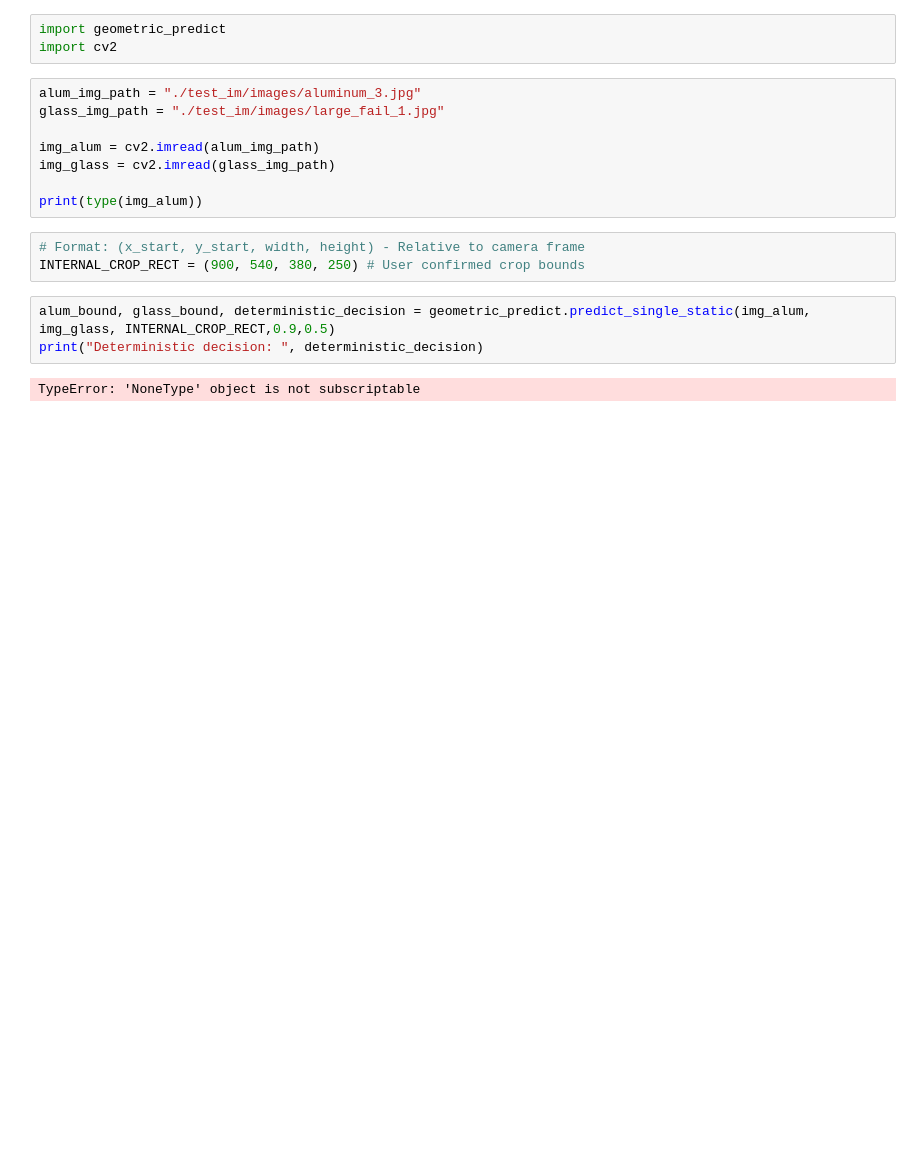
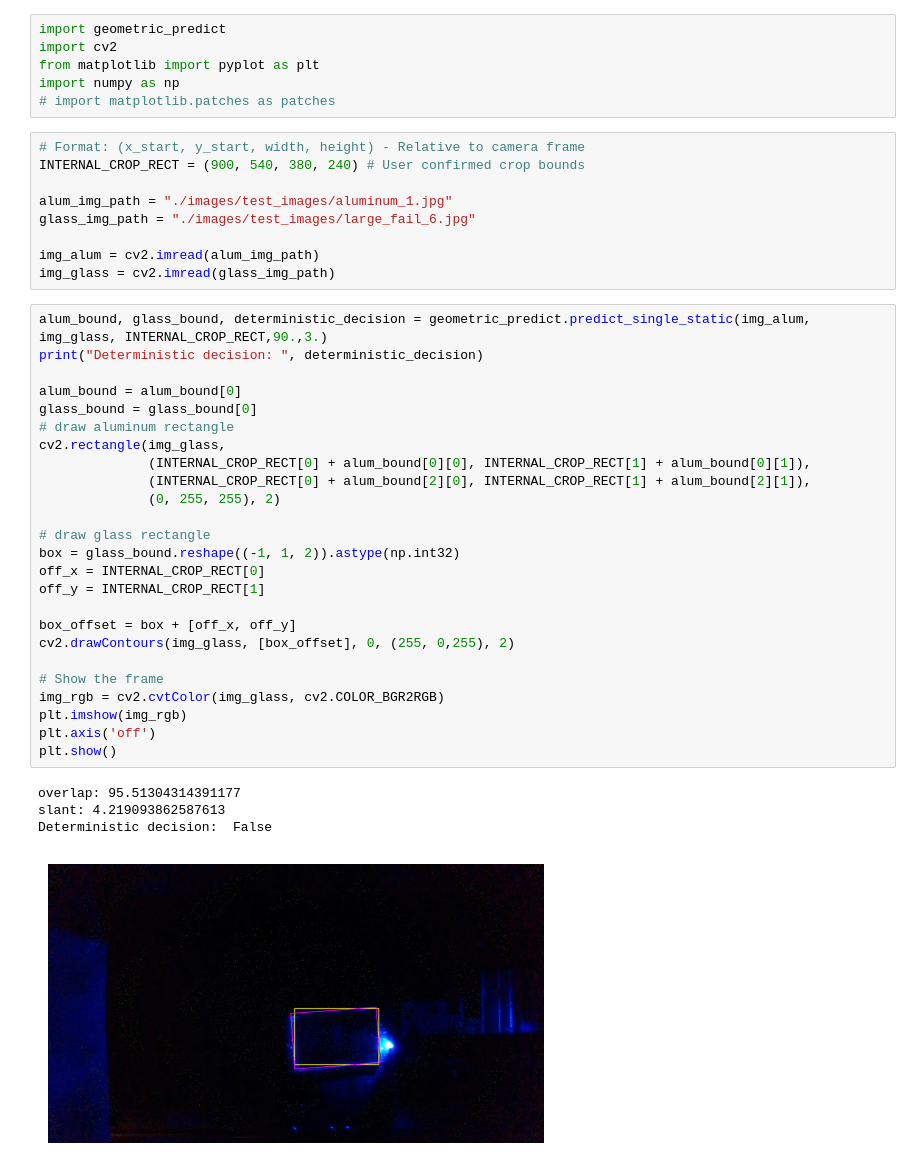
Before and after one commit to PV-Lab/ASHE, a Jupyter notebook: deterministic_pipeline.ipynb, the cells around one changed output. Cells and saved outputs as stored; diff of their text form; blank space fills up the shorter version.

```diff
--- a/deterministic_pipeline.ipynb
+++ b/deterministic_pipeline.ipynb
@@ -1,19 +1,45 @@
 # %%
 import geometric_predict
 import cv2
+from matplotlib import pyplot as plt
+import numpy as np
+# import matplotlib.patches as patches
 # %%
-alum_img_path = "./test_im/images/aluminum_3.jpg"
-glass_img_path = "./test_im/images/large_fail_1.jpg"
+# Format: (x_start, y_start, width, height) - Relative to camera frame
+INTERNAL_CROP_RECT = (900, 540, 380, 240) # User confirmed crop bounds
+
+alum_img_path = "./images/test_images/aluminum_1.jpg"
+glass_img_path = "./images/test_images/large_fail_6.jpg"
 
 img_alum = cv2.imread(alum_img_path)
 img_glass = cv2.imread(glass_img_path)
-
-print(type(img_alum))
-# %%
-# Format: (x_start, y_start, width, height) - Relative to camera frame
-INTERNAL_CROP_RECT = (900, 540, 380, 250) # User confirmed crop bounds
 # %%
-alum_bound, glass_bound, deterministic_decision = geometric_predict.predict_single_static(img_alum, img_glass, INTERNAL_CROP_RECT,0.9,0.5)
+alum_bound, glass_bound, deterministic_decision = geometric_predict.predict_single_static(img_alum, img_glass, INTERNAL_CROP_RECT,90.,3.)
 print("Deterministic decision: ", deterministic_decision)
+
+alum_bound = alum_bound[0]
+glass_bound = glass_bound[0]
+# draw aluminum rectangle
+cv2.rectangle(img_glass,
+              (INTERNAL_CROP_RECT[0] + alum_bound[0][0], INTERNAL_CROP_RECT[1] + alum_bound[0][1]),
+              (INTERNAL_CROP_RECT[0] + alum_bound[2][0], INTERNAL_CROP_RECT[1] + alum_bound[2][1]),
+              (0, 255, 255), 2)
+
+# draw glass rectangle
+box = glass_bound.reshape((-1, 1, 2)).astype(np.int32)
+off_x = INTERNAL_CROP_RECT[0]
+off_y = INTERNAL_CROP_RECT[1]
+
+box_offset = box + [off_x, off_y]
+cv2.drawContours(img_glass, [box_offset], 0, (255, 0,255), 2)
+
+# Show the frame
+img_rgb = cv2.cvtColor(img_glass, cv2.COLOR_BGR2RGB)
+plt.imshow(img_rgb)
+plt.axis('off')
+plt.show()
 # %% [output]
-TypeError: 'NoneType' object is not subscriptable
+overlap: 95.51304314391177
+slant: 4.219093862587613
+Deterministic decision:  False
+[figure, added]
```
Also changed, not shown: 6 other files.
